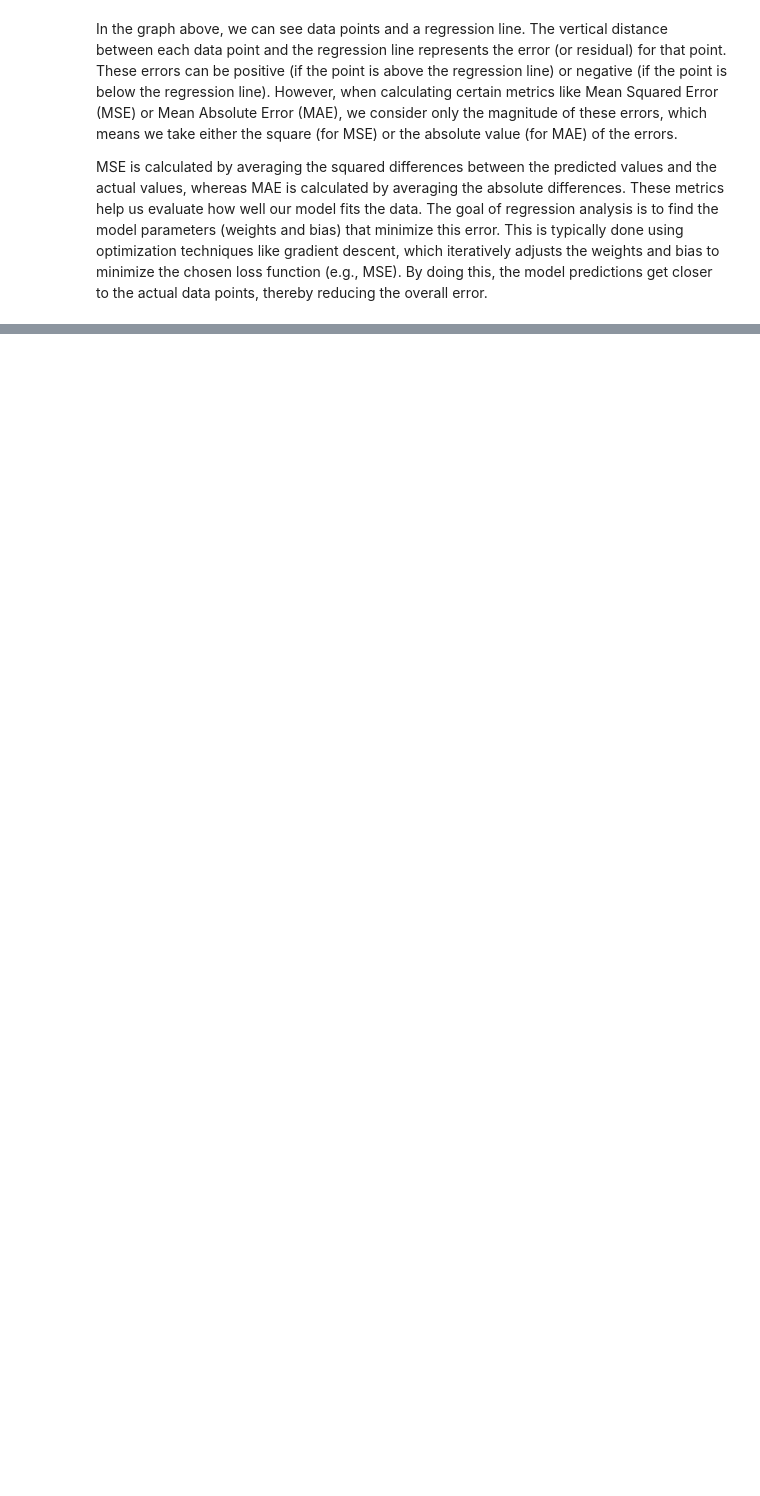
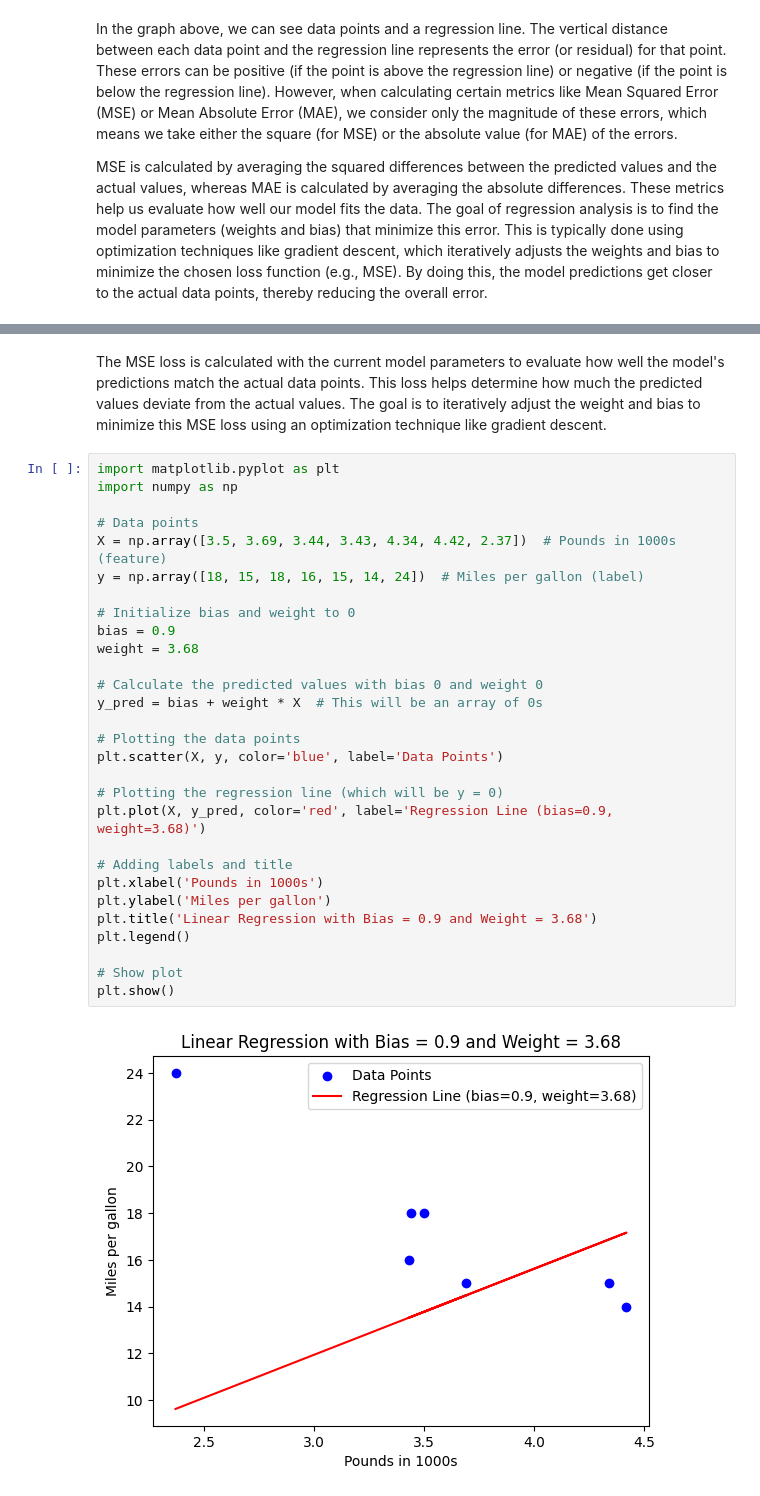
Before and after one commit to shrprabh/MachineLearning, a Jupyter notebook: LinearRegression_Chapter_1.ipynb, the cells around one changed output, grey strips where cells are left out. Drawn from its saved outputs; the diff is of its cells as text; blank space fills up the shorter version.

```diff
--- a/LinearRegression_Chapter_1.ipynb
+++ b/LinearRegression_Chapter_1.ipynb
@@ -135,0 +203,34 @@ MSE is calculated by averaging the squared differences between the predicted val
+# %% [markdown]
+The MSE loss is calculated with the current model parameters to evaluate how well the model's predictions match the actual data points. This loss helps determine how much the predicted values deviate from the actual values.
+The goal is to iteratively adjust the weight and bias to minimize this MSE loss using an optimization technique like gradient descent.
+# %%
+import matplotlib.pyplot as plt
+import numpy as np
+
+# Data points
+X = np.array([3.5, 3.69, 3.44, 3.43, 4.34, 4.42, 2.37])  # Pounds in 1000s (feature)
+y = np.array([18, 15, 18, 16, 15, 14, 24])  # Miles per gallon (label)
+
+# Initialize bias and weight to 0
+bias = 0.9
+weight = 3.68
+
+# Calculate the predicted values with bias 0 and weight 0
+y_pred = bias + weight * X  # This will be an array of 0s
+
+# Plotting the data points
+plt.scatter(X, y, color='blue', label='Data Points')
+
+# Plotting the regression line (which will be y = 0)
+plt.plot(X, y_pred, color='red', label='Regression Line (bias=0.9, weight=3.68)')
+
+# Adding labels and title
+plt.xlabel('Pounds in 1000s')
+plt.ylabel('Miles per gallon')
+plt.title('Linear Regression with Bias = 0.9 and Weight = 3.68')
+plt.legend()
+
+# Show plot
+plt.show()
+# %% [output]
+[figure, added]
```
Also changed, not shown: parts of 3 cells of this notebook.
